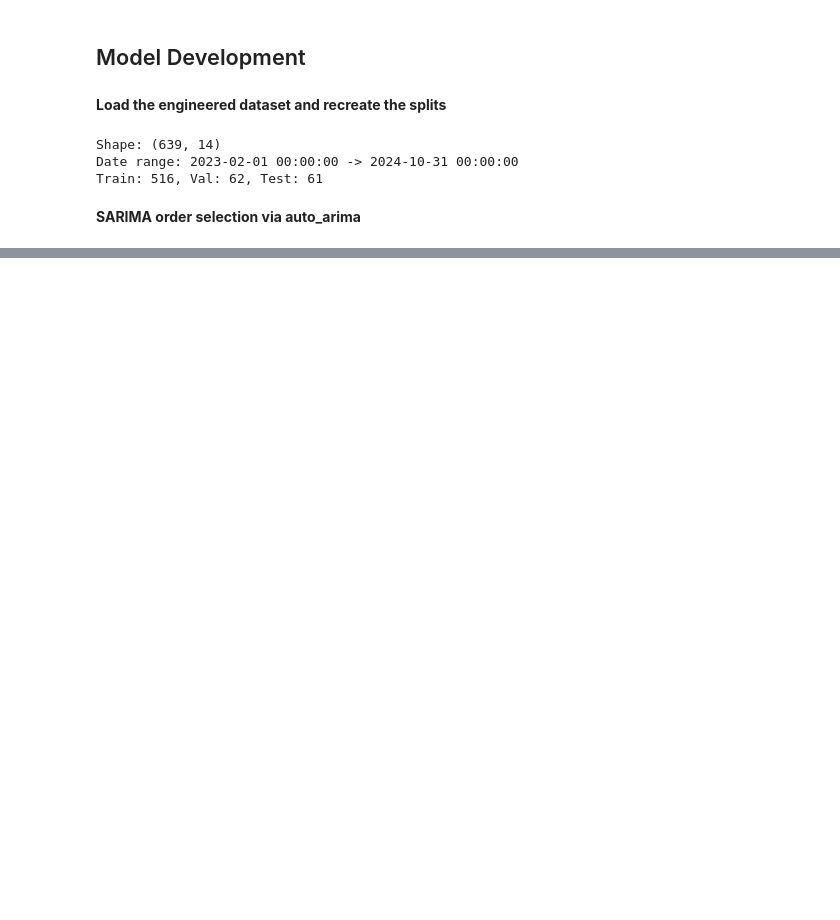
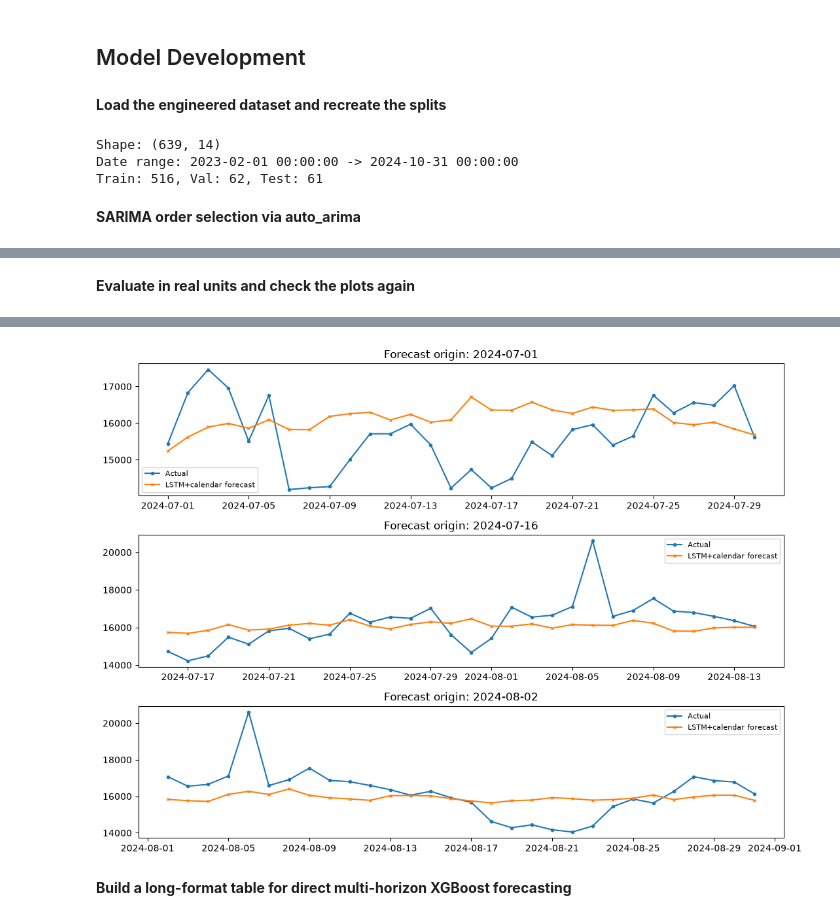
Before and after one commit to JanakaUPerera/ml_recon_sl, a Jupyter notebook: notebooks/03_model_development.ipynb, the cells around one changed output, grey strips where cells are left out. Saved outputs shown, nothing was run; the diff lists cells and outputs as text; code cells hidden in the pictures; blank space fills up the shorter version.

```diff
--- a/notebooks/03_model_development.ipynb
+++ b/notebooks/03_model_development.ipynb
@@ -64,0 +320,24 @@ Warnings:
+# %% [markdown]
+**Evaluate in real units and check the plots again**
+# %%
+pred_val2_scaled = model2.predict([Xc_val_r, Xcalp_val, Xcalf_val])
+pred_val2 = scaler.inverse_transform(pred_val2_scaled)
+actual_val2 = scaler.inverse_transform(y_val_seq2)
+
+mae2 = mean_absolute_error(actual_val2.flatten(), pred_val2.flatten())
+rmse2 = np.sqrt(mean_squared_error(actual_val2.flatten(), pred_val2.flatten()))
+mape2 = np.mean(np.abs((actual_val2 - pred_val2) / actual_val2)) * 100
+
+print(f"LSTM+calendar validation — MAE: {mae2:.1f}, RMSE: {rmse2:.1f}, MAPE: {mape2:.2f}%")
+
+fig, axes = plt.subplots(3, 1, figsize=(11, 8))
+for ax, idx in zip(axes, [0, 15, 32]):
+    origin = val_origin_dates2[idx]
+    forecast_dates = pd.date_range(origin, periods=HORIZON, freq="D")
+    ax.plot(forecast_dates, actual_val2[idx], label="Actual", marker="o", markersize=3)
+    ax.plot(forecast_dates, pred_val2[idx], label="LSTM+calendar forecast", marker="x", markersize=3)
+    ax.set_title(f"Forecast origin: {origin.date()}")
+    ax.legend(fontsize=8)
+plt.tight_layout()
+plt.show()
+# %% [output]
@@ -64,0 +346,3 @@ Warnings:
+[figure, added]
+# %% [markdown]
+**Build a long-format table for direct multi-horizon XGBoost forecasting**
```
Also changed, not shown: parts of 35 cells of this notebook.
